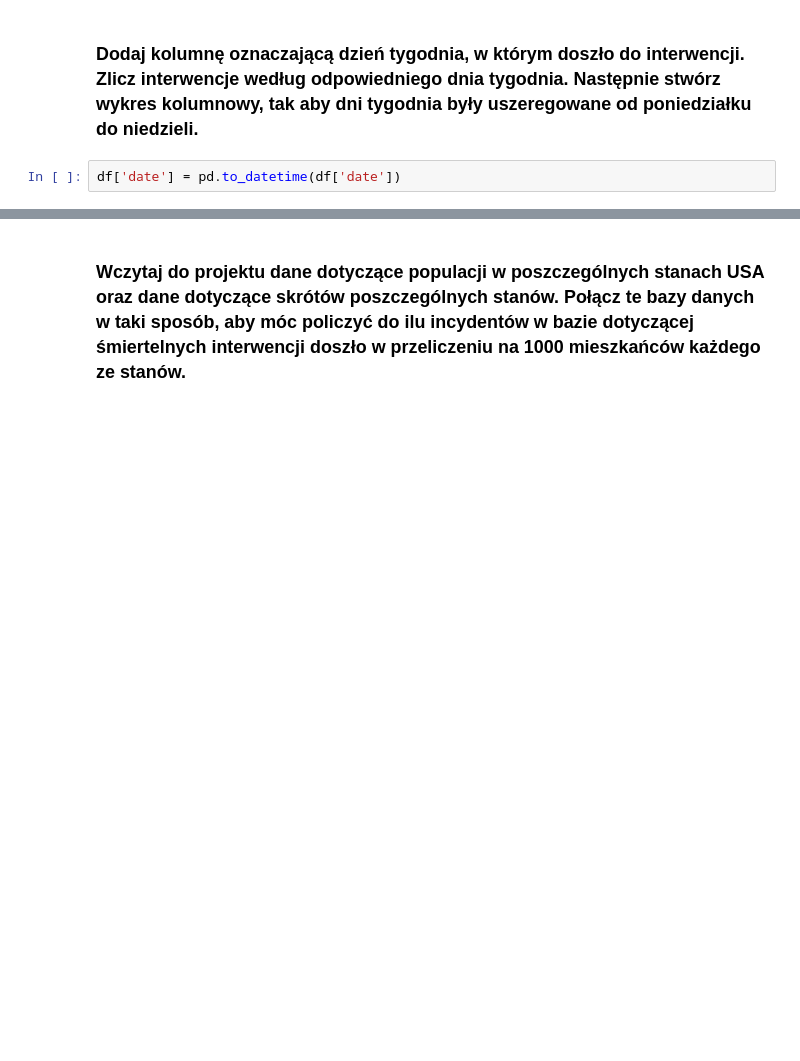
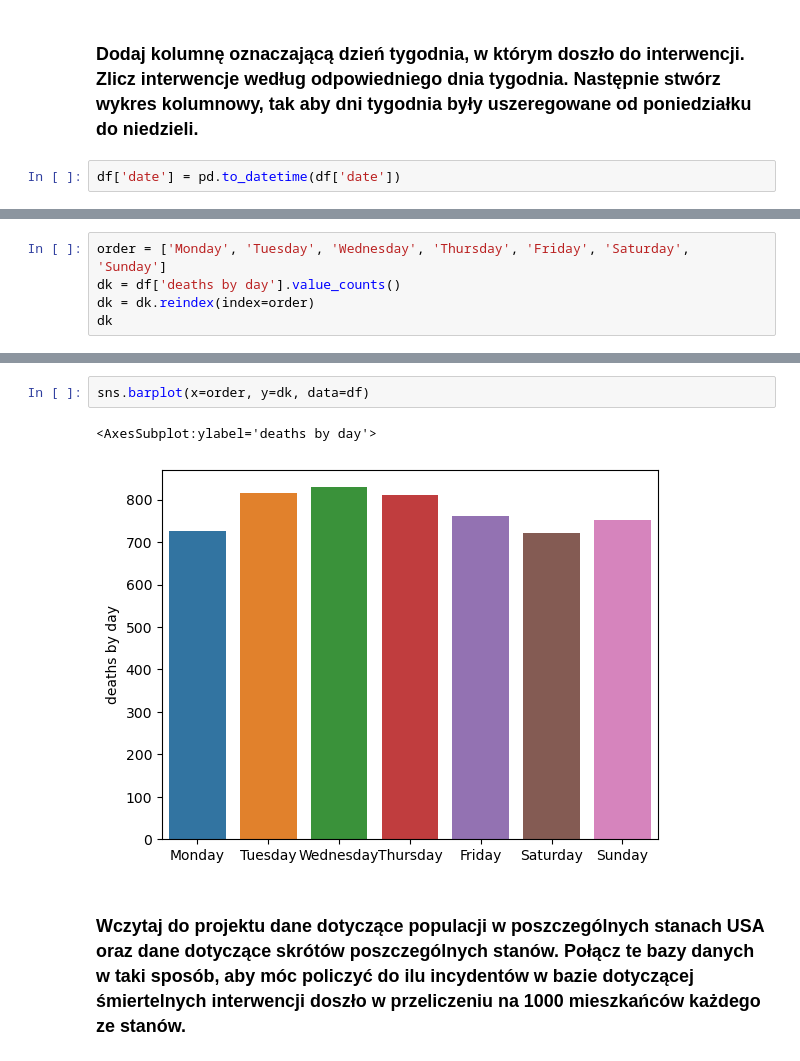
Before and after one commit to kanies89/Dataset-manipulation, a Jupyter notebook: Module 8.3 Task 1.ipynb, the cells around one changed output, grey strips where cells are left out. Saved outputs shown, nothing was run; the diff lists cells and outputs as text; blank space fills up the shorter version.

```diff
--- a/Module 8.3 Task 1.ipynb
+++ b/Module 8.3 Task 1.ipynb
@@ -125,0 +104,5 @@ dy
+# %%
+order = ['Monday', 'Tuesday', 'Wednesday', 'Thursday', 'Friday', 'Saturday', 'Sunday']
+dk = df['deaths by day'].value_counts()
+dk = dk.reindex(index=order)
+dk
@@ -126,3 +118,8 @@ dy
+# %%
+sns.barplot(x=order, y=dk, data=df)
+# %% [output]
+<AxesSubplot:ylabel='deaths by day'>
+[figure, added]
 # %% [markdown]
 ### Wczytaj do projektu dane dotyczące populacji w poszczególnych stanach USA oraz dane dotyczące skrótów poszczególnych stanów. Połącz te bazy danych w taki sposób, aby móc policzyć do ilu incydentów w bazie dotyczącej śmiertelnych interwencji doszło w przeliczeniu na 1000 mieszkańców każdego ze stanów.
 # %%
```
Also changed, not shown: parts of 26 cells of this notebook.
